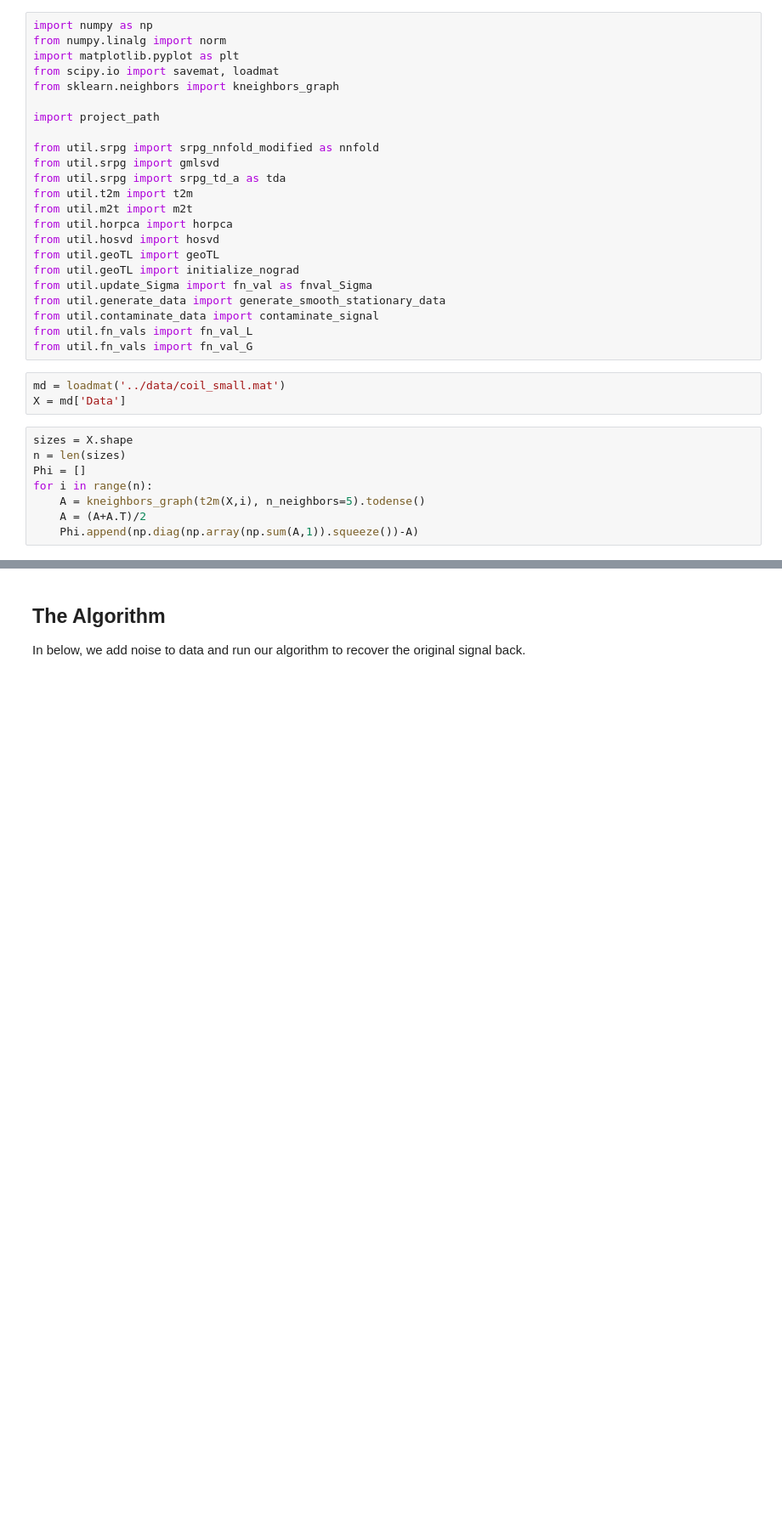
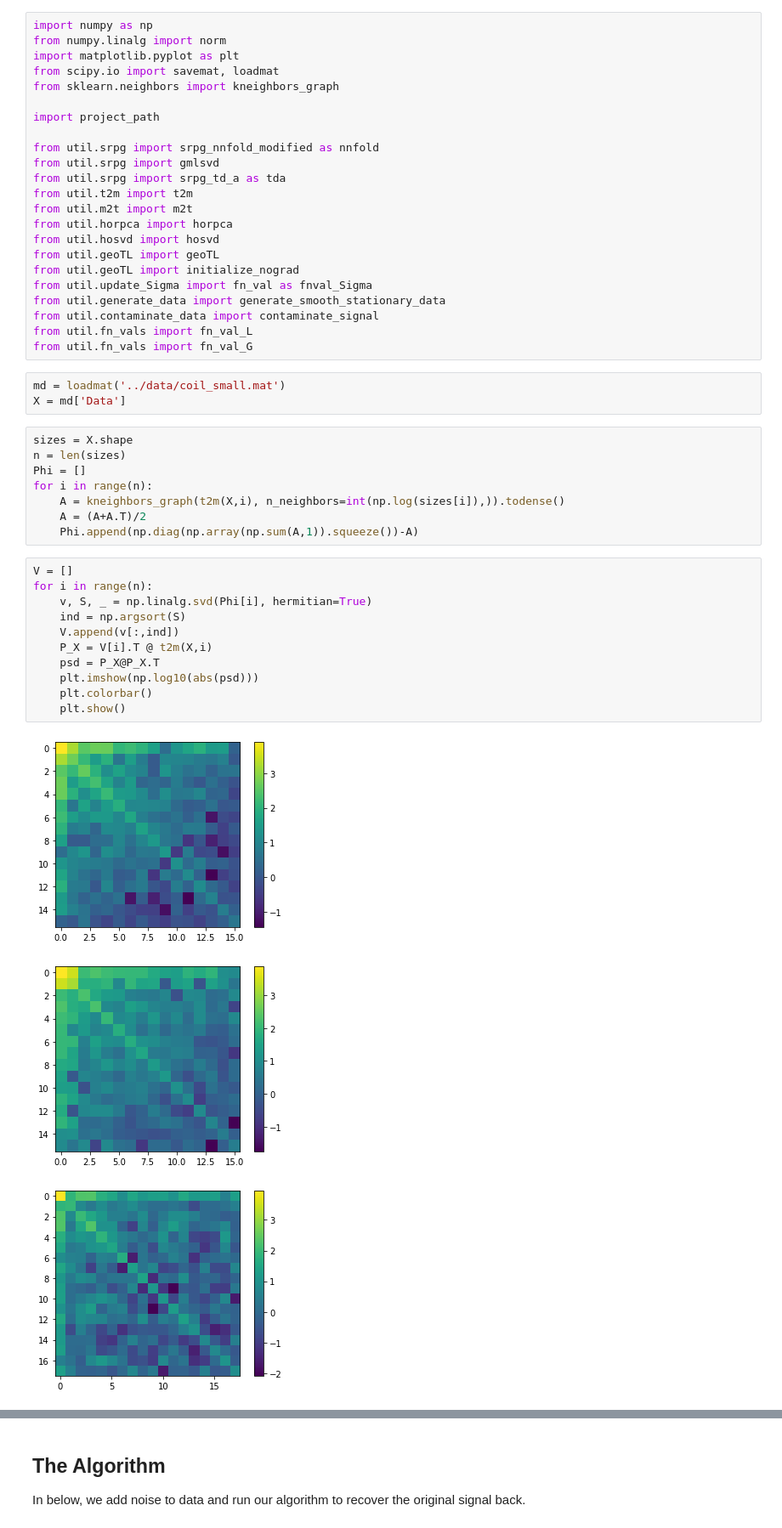
Before and after one commit to mrsfgl/geometric_tensor_learning, a Jupyter notebook: notebooks/scratch.ipynb, the cells around one changed output, grey strips where cells are left out. Shown at 85% size. Saved outputs shown, nothing was run; the diff lists cells and outputs as text; blank space fills up the shorter version.

```diff
--- a/notebooks/scratch.ipynb
+++ b/notebooks/scratch.ipynb
@@ -32,6 +32,21 @@ sizes = X.shape
 n = len(sizes)
 Phi = []
 for i in range(n):
-    A = kneighbors_graph(t2m(X,i), n_neighbors=5).todense()
+    A = kneighbors_graph(t2m(X,i), n_neighbors=int(np.log(sizes[i]),)).todense()
     A = (A+A.T)/2
     Phi.append(np.diag(np.array(np.sum(A,1)).squeeze())-A)
+# %%
+V = []
+for i in range(n):
+    v, S, _ = np.linalg.svd(Phi[i], hermitian=True)
+    ind = np.argsort(S)
+    V.append(v[:,ind])
+    P_X = V[i].T @ t2m(X,i)
+    psd = P_X@P_X.T
+    plt.imshow(np.log10(abs(psd)))
+    plt.colorbar()
+    plt.show()
+# %% [output]
+[figure, added]
+[figure, added]
+[figure, added]
```
Also changed, not shown: parts of 45 cells of this notebook, 45 other files.
